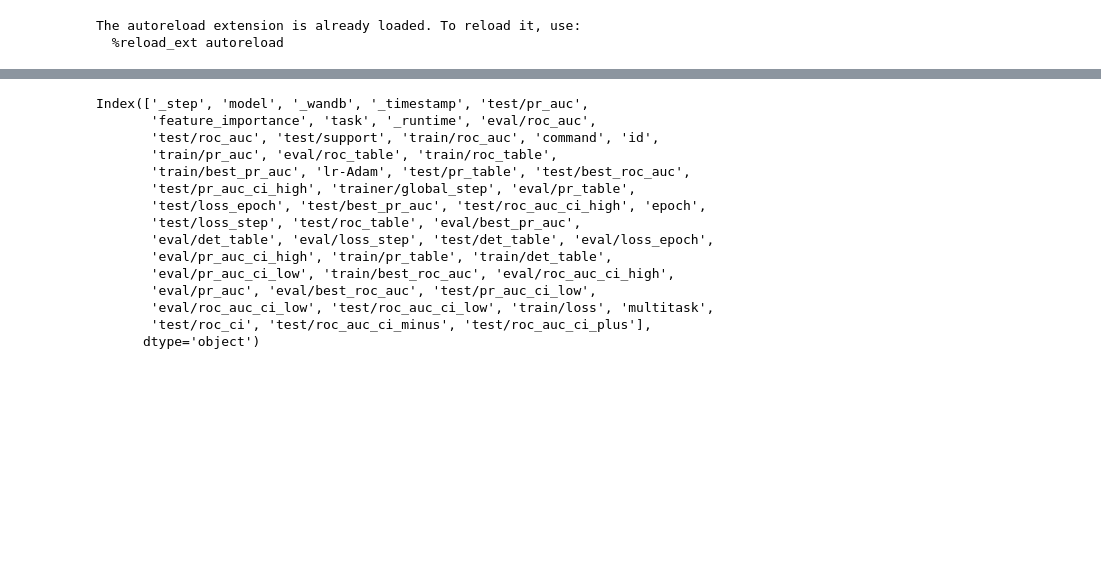
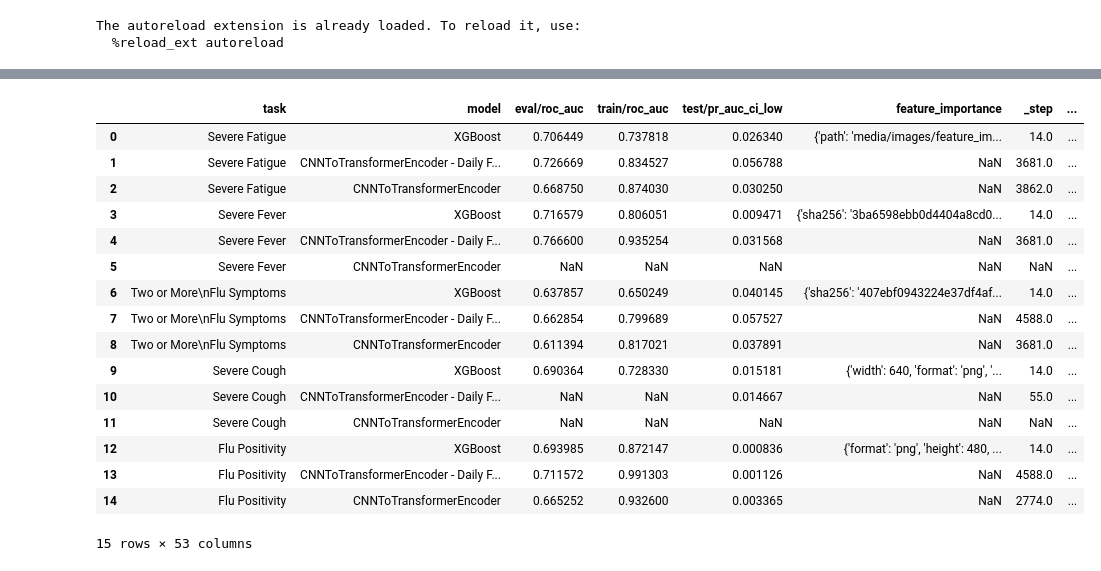
Before and after one commit to behavioral-data/Homekit2020, a Jupyter notebook: notebooks/mam/kdd2022-viz/bar-charts.ipynb, the cells around one changed output, grey strips where cells are left out. Drawn from its saved outputs; the diff is of its cells as text; code cells hidden in the pictures; blank space fills up the shorter version.

```diff
--- a/notebooks/mam/kdd2022-viz/bar-charts.ipynb
+++ b/notebooks/mam/kdd2022-viz/bar-charts.ipynb
@@ -36,7 +43,7 @@ summaries_df["multitask"] = summaries_df["command"].str.contains("pretrained_pre
 is_multitask = summaries_df[summaries_df["multitask"]]
 summaries_df.loc[summaries_df["multitask"],"model"] = is_multitask["model"] + " - Daily Features Multitask"
 
-summaries_df["test/roc_ci"] = zip(summaries_df['test/roc_auc_ci_low'], summaries_df['test/roc_auc_ci_high'])
+summaries_df["test/roc_ci"] = list(zip(summaries_df['test/roc_auc_ci_low'], summaries_df['test/roc_auc_ci_high']))
 # %%
 summaries_df.columns
 # %% [output]
@@ -60,10 +67,27 @@ manual_adjustments = {
     "3ss14njj":[("multitask",True),("task","PredictSurveyCol-symptom_severity__cough_q_3 > 0 | symptom_severity__cough_q_2 > 0"),
                 ("model","CNNToTransformerEncoder - Daily Features Multitask")]
 }
-
 for run_id, changes in manual_adjustments.items():
     for k,v in changes:
         summaries_df.loc[summaries_df["id"] == run_id,k] = v
 
-summaries_df["test/roc_auc_ci_minus"] = summaries_df["test/roc_auc"] - summaries_df["test/roc_auc_ci_low"]
-summaries_df["test/roc_auc_ci_plus"] =  summaries_df["test/roc_auc_ci_high"] - summaries_df["test/roc_auc"]
+
+
+OLD_TASK_NAMES = [ 'PredictFluPos',
+                  'PredictSurveyCol-have_flu > 0',
+                 'PredictSurveyCol-symptom_severity__cough_q_3 > 0 | symptom_severity__cough_q_2 > 0',
+                 'PredictSurveyCol-symptom_severity__fever_q_3 > 0 | symptom_severity__fever_q_2 > 0',
+                 'PredictSurveyCol-(symptom_severity__q_fatigue_2 > 0) | (symptom_severity__q_fatigue_3 > 0)']
+
+NEW_TASK_NAMES = [ 'Flu Positivity',
+                  'Two or More\nFlu Symptoms',
+                  'Severe Cough',
+                  'Severe Fever',
+                  'Severe Fatigue']
+
+task_name_map = dict(zip(OLD_TASK_NAMES,NEW_TASK_NAMES))
+summaries_df["task"] = summaries_df["task"].map(task_name_map)
+
+
+summaries_df["roc_ci"] = summaries_df["test/roc_auc"] - summaries_df["test/roc_auc_ci_low"]
+summaries_df["pr_ci"] =  summaries_df["test/pr_auc_ci_high"] - summaries_df["test/pr_auc"]
@@ -113,0 +94,3 @@ summaries_df[["test/pr_auc_ci_low","test/pr_auc_ci_high","test/roc_auc_ci_low","
+# %%
+summaries_df["roc_ci"] = summaries_df["test/roc_auc"] - summaries_df["test/roc_auc_ci_low"]
+summaries_df["pr_ci"] =  summaries_df["test/pr_auc_ci_high"] - summaries_df["test/pr_auc"]
@@ -114,18 +102,20 @@ summaries_df[["test/pr_auc_ci_low","test/pr_auc_ci_high","test/roc_auc_ci_low","
 # %%
-summaries_df.columns
+summaries_df
 # %% [output]
+|  | task | model | eval/roc_auc | train/roc_auc | test/pr_auc_ci_low | feature_importance | _step | ... |
+| 0 | Severe Fatigue | XGBoost | 0.706449 | 0.737818 | 0.026340 | {'path': 'media/images/feature_im... | 14.0 | ... |
+| 1 | Severe Fatigue | CNNToTransformerEncoder - Daily F... | 0.726669 | 0.834527 | 0.056788 | NaN | 3681.0 | ... |
+| 2 | Severe Fatigue | CNNToTransformerEncoder | 0.668750 | 0.874030 | 0.030250 | NaN | 3862.0 | ... |
+| 3 | Severe Fever | XGBoost | 0.716579 | 0.806051 | 0.009471 | {'sha256': '3ba6598ebb0d4404a8cd0... | 14.0 | ... |
+| 4 | Severe Fever | CNNToTransformerEncoder - Daily F... | 0.766600 | 0.935254 | 0.031568 | NaN | 3681.0 | ... |
+| 5 | Severe Fever | CNNToTransformerEncoder | NaN | NaN | NaN | NaN | NaN | ... |
+| 6 | Two or More\nFlu Symptoms | XGBoost | 0.637857 | 0.650249 | 0.040145 | {'sha256': '407ebf0943224e37df4af... | 14.0 | ... |
+| 7 | Two or More\nFlu Symptoms | CNNToTransformerEncoder - Daily F... | 0.662854 | 0.799689 | 0.057527 | NaN | 4588.0 | ... |
+| 8 | Two or More\nFlu Symptoms | CNNToTransformerEncoder | 0.611394 | 0.817021 | 0.037891 | NaN | 3681.0 | ... |
+| 9 | Severe Cough | XGBoost | 0.690364 | 0.728330 | 0.015181 | {'width': 640, 'format': 'png', '... | 14.0 | ... |
+| 10 | Severe Cough | CNNToTransformerEncoder - Daily F... | NaN | NaN | 0.014667 | NaN | 55.0 | ... |
+| 11 | Severe Cough | CNNToTransformerEncoder | NaN | NaN | NaN | NaN | NaN | ... |
+| 12 | Flu Positivity | XGBoost | 0.693985 | 0.872147 | 0.000836 | {'format': 'png', 'height': 480, ... | 14.0 | ... |
+| 13 | Flu Positivity | CNNToTransformerEncoder - Daily F... | 0.711572 | 0.991303 | 0.001126 | NaN | 4588.0 | ... |
+| 14 | Flu Positivity | CNNToTransformerEncoder | 0.665252 | 0.932600 | 0.003365 | NaN | 2774.0 | ... |
-Index(['_step', 'model', '_wandb', '_timestamp', 'test/pr_auc',
-       'feature_importance', 'task', '_runtime', 'eval/roc_auc',
-       'test/roc_auc', 'test/support', 'train/roc_auc', 'command', 'id',
-       'train/pr_auc', 'eval/roc_table', 'train/roc_table',
-       'train/best_pr_auc', 'lr-Adam', 'test/pr_table', 'test/best_roc_auc',
-       'test/pr_auc_ci_high', 'trainer/global_step', 'eval/pr_table',
-       'test/loss_epoch', 'test/best_pr_auc', 'test/roc_auc_ci_high', 'epoch',
-       'test/loss_step', 'test/roc_table', 'eval/best_pr_auc',
-       'eval/det_table', 'eval/loss_step', 'test/det_table', 'eval/loss_epoch',
-       'eval/pr_auc_ci_high', 'train/pr_table', 'train/det_table',
-       'eval/pr_auc_ci_low', 'train/best_roc_auc', 'eval/roc_auc_ci_high',
-       'eval/pr_auc', 'eval/best_roc_auc', 'test/pr_auc_ci_low',
-       'eval/roc_auc_ci_low', 'test/roc_auc_ci_low', 'train/loss', 'multitask',
-       'test/roc_ci', 'test/roc_auc_ci_minus', 'test/roc_auc_ci_plus'],
-      dtype='object')
+15 rows × 53 columns
```
Also changed, not shown: parts of 12 cells of this notebook.
